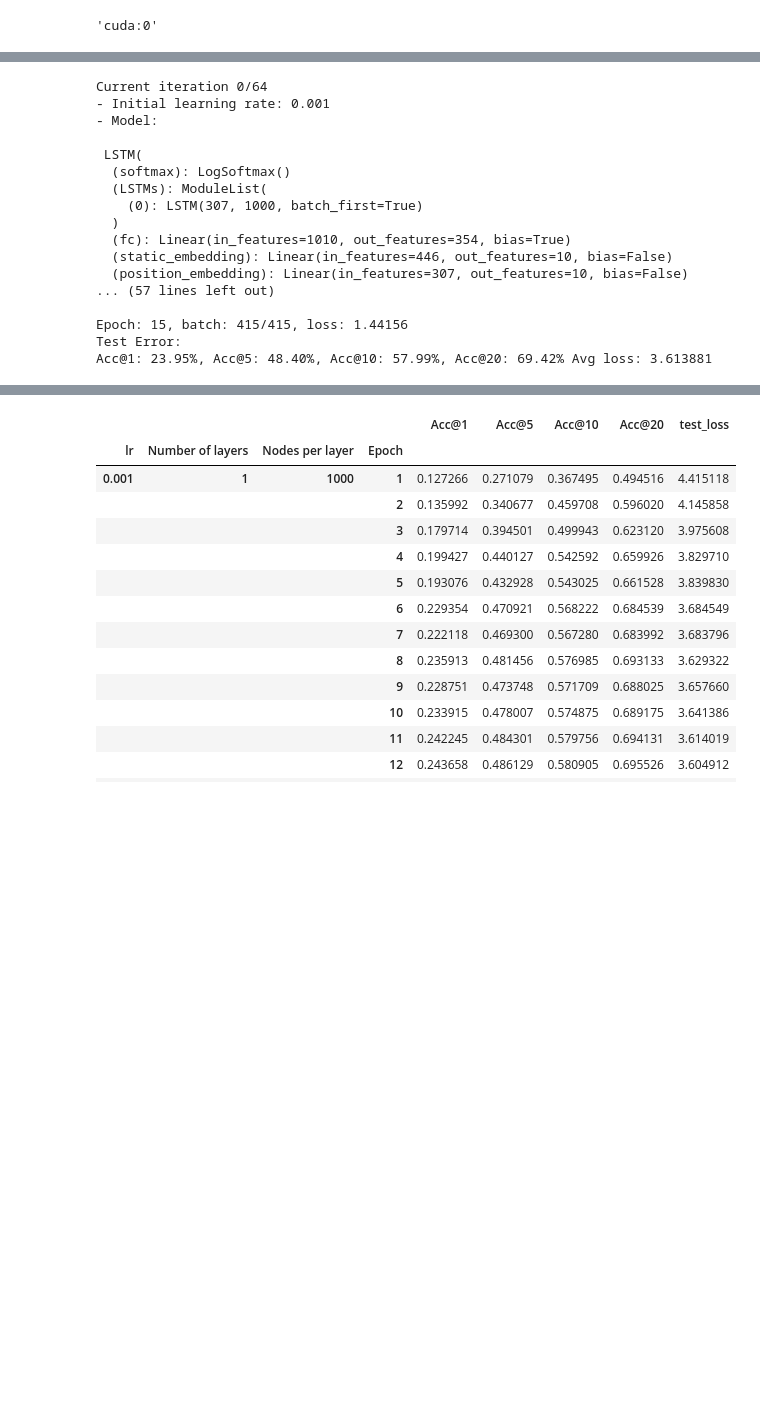
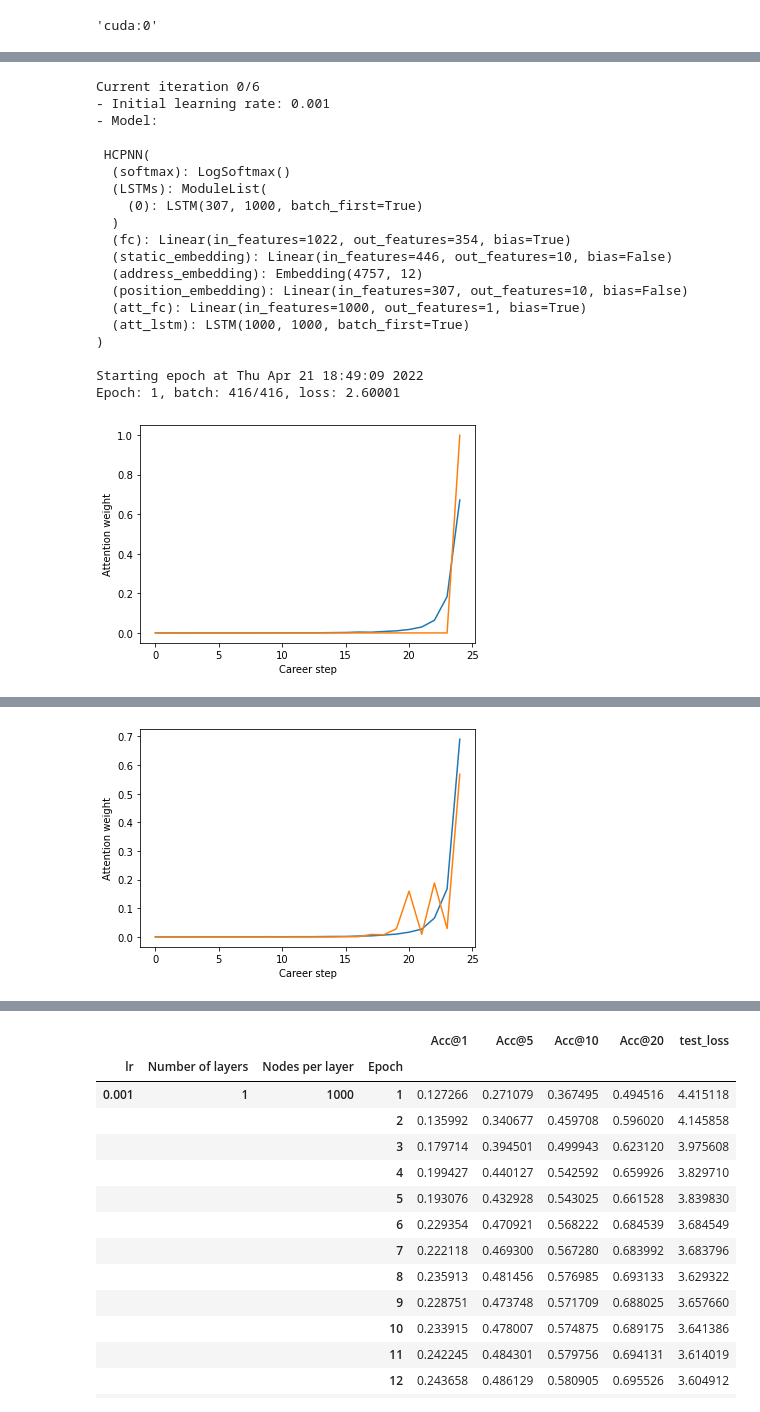
Before and after one commit to maxdata/MSc_thesis, a Jupyter notebook: Non-explainable/HCPNN.ipynb, the cells around one changed output, grey strips where cells are left out. Cells and saved outputs as stored; diff of their text form; code cells hidden in the pictures; blank space fills up the shorter version.

Commit message:
finished implementing HCPNN

```diff
--- a/Non-explainable/HCPNN.ipynb
+++ b/Non-explainable/HCPNN.ipynb
@@ -103,4 +117,6 @@ num_features = len(career_paths.mean().columns)
 num_classes, num_features
 # %% [output]
 (354, 7)
+# %%
+maximum_career_duration = 25
 # %%
@@ -405,12 +484,15 @@ def train_loop(model, trainloader, valloader, optimizer, scheduler, criterion, n
 
     # Train the model
     for epoch in range(num_epochs):
+        print(f"Starting epoch at {time.ctime()}")
+        start = time.time()
+
         for i, (candidate, career, job) in enumerate(trainloader):
 
             candidate, career, job = candidate.to(device), career.to(device), job.to(device)
             optimizer.zero_grad()
 
-            outputs = model(candidate, career)
+            outputs, weights = model(candidate, career)
 
             # obtain the loss function
             loss = criterion(outputs, job)
@@ -430,6 +512,8 @@ def train_loop(model, trainloader, valloader, optimizer, scheduler, criterion, n
 
         scheduler.step()
 
+        print(f"{int((time.time() - start) // 60)} minutes and {((time.time() - start) % 60):>.2f} seconds")
+
     return results
 
 def test_loop(dataloader, model, criterion):
@@ -440,7 +524,7 @@ def test_loop(dataloader, model, criterion):
     with torch.no_grad():
         for candidate, career, job in dataloader:
             candidate, career, job = candidate.to(device), career.to(device), job.to(device)
-            pred = model(candidate, career)
+            pred, weights = model(candidate, career)
 
             test_loss += criterion(pred, job).mean().item()
             acc1 += (pred.argmax(1) == job).type(torch.float).sum().item()
@@ -460,6 +544,14 @@ def test_loop(dataloader, model, criterion):
             acc10 += np.sum(at10)
             acc20 += np.sum(at20)
 
+        a = weights[0].cpu().detach().numpy().mean(axis=0)
+        plt.plot(a, label="average")
+        plt.plot(weights[0][np.random.choice(range(len(weights[0])))].cpu().detach().numpy(), label="random example")
+        plt.xlabel("Career step")
+        plt.ylabel("Attention weight")
+        plt.show()
+
+
     # print("\nValidation:", Counter(np.array(pred.argmax(1).cpu())))
     test_loss /= num_batches
     acc1 /= size
@@ -474,69 +566,79 @@ def test_loop(dataloader, model, criterion):
 # %%
 torch.cuda.empty_cache()
 # %%
-num_epochs = 15
+num_epochs = 2
 current = 0
 
 criterion = torch.nn.CrossEntropyLoss()
 
 full_results = []
 
+learning_rates = [1e-1, 1e-2, 1e-3, 1e-4][2:]
+num_layers_values = [1, 5, 10]
+hidden_sizes = [500, 1000][1:]
+
 try:
-    for learning_rate in [1e-1, 1e-2, 1e-3, 1e-4][2:]:
-        for num_layers in [1, 5, 10]:
-            for hidden_size in [500, 1000][1:]:
+    for learning_rate in learning_rates:
+        for num_layers in num_layers_values:
+            for hidden_size in hidden_sizes:
 
-                lstm = LSTM(num_classes=num_classes,
-                            input_size=num_features,
-                            num_layers=num_layers,
-                            hidden_size=hidden_size,
-                            skills=skills,
-                            certs=certs,
-                            licenses=licenses,
-                            languages=languages,
-                            w2v=w2v,
-                            static_embedding_size=10,
-                            position_embedding_size=10,
-                            candidate_lengths=candidate_lens,
-                            max_len=max_len)
+                lstm = HCPNN(num_classes=num_classes,
+                             input_size=num_features,
+                             num_layers=num_layers,
+                             hidden_size=hidden_size,
+                             skills=skills,
+                             certs=certs,
+                             licenses=licenses,
+                             languages=languages,
+                             addresses=addresses,
+                             w2v=w2v,
+                             static_embedding_size=10,
+                             address_embedding_size=12,
+                             position_embedding_size=10,
+                             candidate_lengths=candidate_lens,
+                             max_len=max_len)
 
                 lstm = lstm.to(device)
 
                 optimizer = torch.optim.Adam(lstm.parameters(), lr=learning_rate)
                 scheduler = torch.optim.lr_scheduler.StepLR(optimizer, step_size=5, gamma=0.1)
 
-                print(f"Current iteration {current}/{4**3}\n- Initial learning rate: {learning_rate}\n- Model: \n\n", lstm, "\n")
+                print(f"Current iteration {current}/{len(learning_rates) * len(num_layers_values) * len(hidden_sizes)}")
+                print(f"- Initial learning rate: {learning_rate}\n- Model: \n\n", lstm, "\n")
 
                 # Store results of current configuration
                 outcome = train_loop(lstm, trainloader, valloader, optimizer, scheduler, criterion, num_epochs)
                 outcome["lr"] = [learning_rate] * num_epochs
                 outcome["Number of layers"] = [num_layers] * num_epochs
                 outcome["Nodes per layer"] = [hidden_size] * num_epochs
 
                 full_results.append(outcome)
 
                 current += 1
             break
 
         # We ignore LR for now
         break
 except KeyboardInterrupt:
     pass
 # %% [output]
-Current iteration 0/64
+Current iteration 0/6
 - Initial learning rate: 0.001
 - Model:
 
- LSTM(
+ HCPNN(
   (softmax): LogSoftmax()
   (LSTMs): ModuleList(
     (0): LSTM(307, 1000, batch_first=True)
   )
-  (fc): Linear(in_features=1010, out_features=354, bias=True)
+  (fc): Linear(in_features=1022, out_features=354, bias=True)
   (static_embedding): Linear(in_features=446, out_features=10, bias=False)
+  (address_embedding): Embedding(4757, 12)
   (position_embedding): Linear(in_features=307, out_features=10, bias=False)
-... (57 lines left out)
+  (att_fc): Linear(in_features=1000, out_features=1, bias=True)
+  (att_lstm): LSTM(1000, 1000, batch_first=True)
+)
 
-Epoch: 15, batch: 415/415, loss: 1.44156
-Test Error:
-Acc@1: 23.95%, Acc@5: 48.40%, Acc@10: 57.99%, Acc@20: 69.42% Avg loss: 3.613881
+Starting epoch at Thu Apr 21 18:49:09 2022
+Epoch: 1, batch: 416/416, loss: 2.60001
+[figure, added]
@@ -542,0 +651 @@ Acc@1: 23.95%, Acc@5: 48.40%, Acc@10: 57.99%, Acc@20: 69.42% Avg loss: 3.613881
+[figure, added]
```
Also changed, not shown: parts of 10 cells of this notebook.
